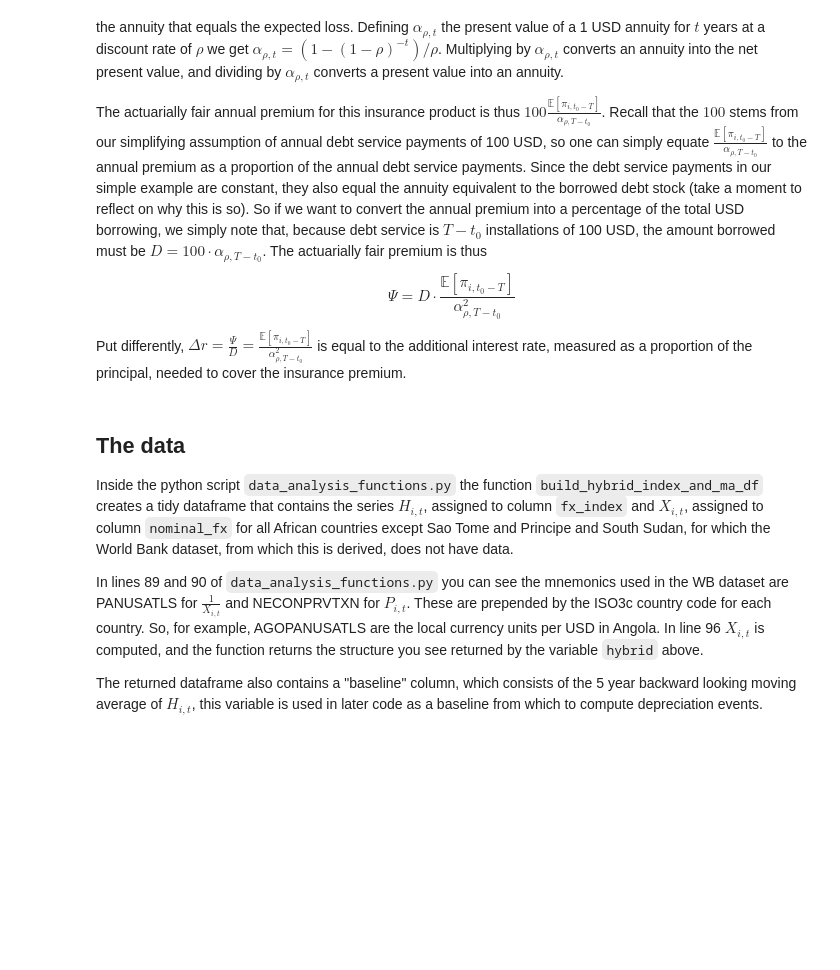
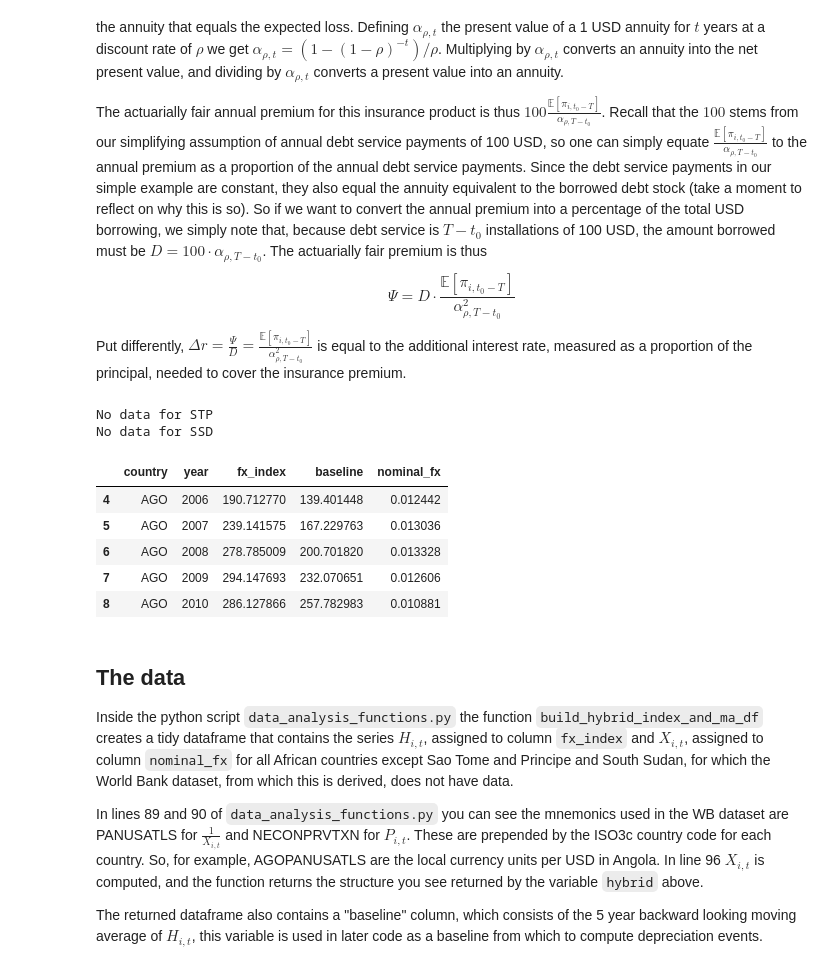
Before and after one commit to fdennig/currency_devaluation_events, a Jupyter notebook: notebooks/consolidated_currency_analysis.ipynb, the cells around one changed output. Drawn from its saved outputs; the diff is of its cells as text; code cells hidden in the pictures; blank space fills up the shorter version.

```diff
--- a/notebooks/consolidated_currency_analysis.ipynb
+++ b/notebooks/consolidated_currency_analysis.ipynb
@@ -41,8 +41,17 @@ $$
 Put differently, $\Delta r = \frac{\Psi}{D} = \frac{\mathbb{E}[\pi_{i,t_0-T}]}{\alpha^2_{\rho,T-t_0}}$ is equal to the additional interest rate, measured as a proportion of the principal, needed to cover the insurance premium.
 # %%
 %run ../source/data_analysis_functions.py
-hybrid = build_hybrid_index_and_ma_df(start="2000-01-01", end="2023-12-31")
+hybrid = build_hybrid_index_and_ma_df(start="1990-01-01", end="2023-12-31")
 hybrid.head()
+# %% [output]
+No data for STP
+No data for SSD
+|  | country | year | fx_index | baseline | nominal_fx |
+| 4 | AGO | 2006 | 190.712770 | 139.401448 | 0.012442 |
+| 5 | AGO | 2007 | 239.141575 | 167.229763 | 0.013036 |
+| 6 | AGO | 2008 | 278.785009 | 200.701820 | 0.013328 |
+| 7 | AGO | 2009 | 294.147693 | 232.070651 | 0.012606 |
+| 8 | AGO | 2010 | 286.127866 | 257.782983 | 0.010881 |
 # %% [markdown]
 ## The data
 
```
Also changed, not shown: parts of 17 cells of this notebook.
